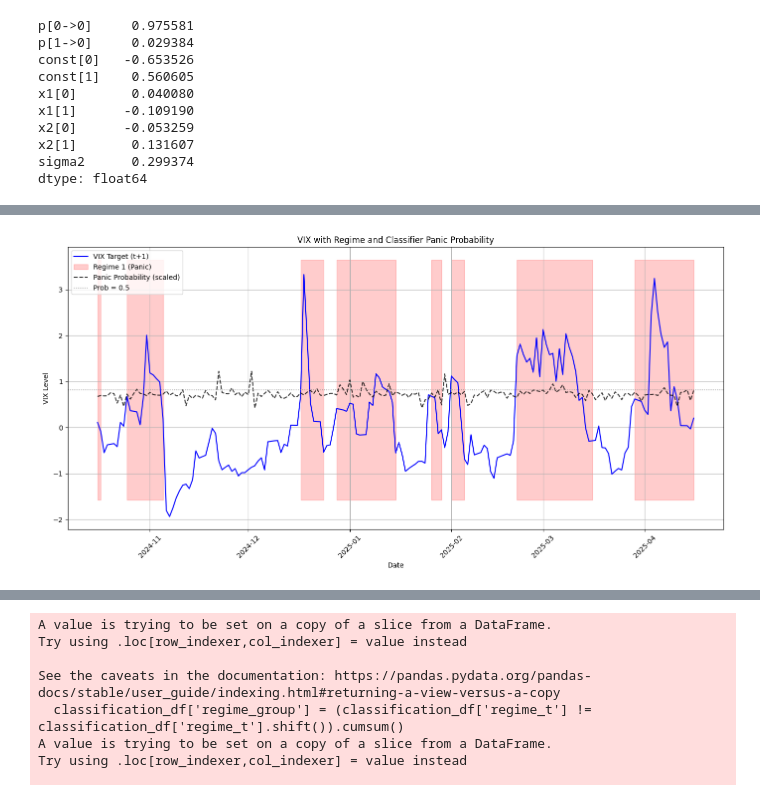
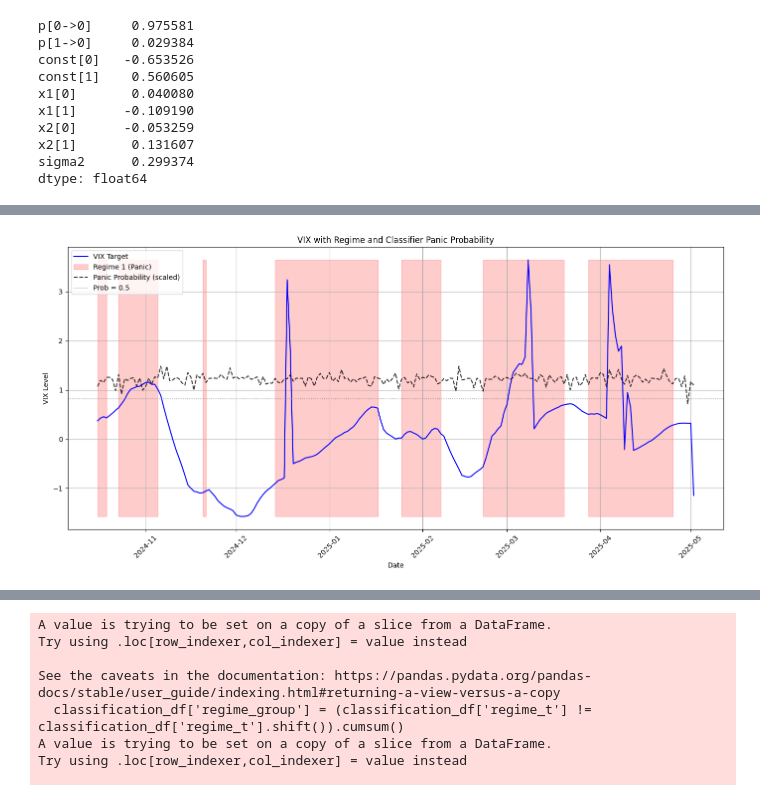
Before and after one commit to DylanSuniaga/VIXNLP, a Jupyter notebook: finnhub_news/macro_analysis.ipynb, the cells around one changed output, grey strips where cells are left out. Saved outputs shown, nothing was run; the diff lists cells and outputs as text; code cells hidden in the pictures.

```diff
--- a/finnhub_news/macro_analysis.ipynb
+++ b/finnhub_news/macro_analysis.ipynb
@@ -263,0 +258,38 @@ plt.show()
+# %%
+import matplotlib.pyplot as plt
+import matplotlib.patches as mpatches
+
+plt.figure(figsize=(15, 6))
+plt.plot(df_model.index, df_model['vix_ewm_zscore'], label='VIX_t (Z-Score)', color='black')
+
+# Efficient binary shading
+start_idx = None
+current_regime = None
+
+for i in range(len(df_model)):
+    regime = df_model['regime_t'].iloc[i]
+
+    if regime != current_regime:
+        if current_regime is not None:
+            # Draw previous span
+            plt.axvspan(df_model.index[start_idx], df_model.index[i - 1],
+                        color='red' if current_regime == 1 else 'blue', alpha=0.3)
+        # Start new span
+        start_idx = i
+        current_regime = regime
+
+# Draw last span
+if current_regime is not None:
+    plt.axvspan(df_model.index[start_idx], df_model.index[-1],
+                color='red' if current_regime == 1 else 'blue', alpha=0.3)
+
+# Legend and labels
+panic_patch = mpatches.Patch(color='red', alpha=0.3, label='Panic')
+calm_patch = mpatches.Patch(color='blue', alpha=0.3, label='Calm')
+plt.legend(handles=[panic_patch, calm_patch, plt.Line2D([], [], color='black', label='VIX Z-Score')])
+
+plt.title('VIX EWM Z-Score with Binary Regime Overlay (Panic vs Calm)')
+plt.xlabel('Date')
+plt.ylabel('VIX Z-Score')
+plt.tight_layout()
+plt.show()
@@ -1462,6 +1549,7 @@ x2[1]       0.131607
 sigma2      0.299374
 dtype: float64
 # %%
+per_markov_test = 0.01
 # 1. After fitting on training set
 train_params = results.params
 k=2
@@ -1481,12 +1569,12 @@ model_test = MarkovRegression(
 results_test = model_test.filter(train_params)
 
 # 5. Extract real-time regime (filtered) — sensitive threshold
-if k ==3:
+if k == 3:
     test_df['regime_t_raw'] = results_test.filtered_marginal_probabilities.idxmax(axis=1)
     test_df['regime_t'] = test_df['regime_t_raw'].apply(lambda r: 1 if r in [2] else 0) #[1,2]
 else:
     test_df['regime_t_raw'] = results_test.filtered_marginal_probabilities[1]
-    test_df['regime_t'] = test_df['regime_t_raw'].apply(lambda p: 1 if p >= percentile_markov else 0)
+    test_df['regime_t'] = test_df['regime_t_raw'].apply(lambda p: 1 if p >= per_markov_test else 0)
 
 # 6. Predict probability of panic regime tomorrow using classifier (NO regime_t)
 test_df['panic_prob_t+1'] = clf.predict_proba(X_test)[:, 1]
@@ -1536,37 +1624,37 @@ import matplotlib.pyplot as plt
 plt.figure(figsize=(14, 7))
 
 # 1. Plot VIX
-plt.plot(test_df.index, test_df["vix_ewm_zscore"], label="VIX Target (t+1)", color="blue")
+plt.plot(test_df.index, test_df["vix_ewm_zscore_flat"], label="VIX Target", color="blue")
 
 # 2. Shade areas where regime is 1 (panic)
 plt.fill_between(
     test_df.index,
     test_df["vix_ewm_zscore_flat"].min(),
     test_df["vix_ewm_zscore_flat"].max(),
     where=test_df["regime_t"] == 1,
     color="red",
     alpha=0.2,
     label="Regime 1 (Panic)"
 )
 
 # 3. Plot panic probability (scaled for visibility)
 scaled_prob = test_df["panic_prob_t+1"] * (test_df["vix_ewm_zscore_flat"].max() - 2)
 plt.plot(test_df.index, scaled_prob, label="Panic Probability (scaled)", color="black", linestyle="--", alpha=0.8)
 
 # Optional: Add threshold line for prob=0.5 scaled to same scale
 plt.axhline(y=0.5 * (test_df["vix_ewm_zscore_flat"].max() - 2), color="gray", linestyle=":", linewidth=1, label="Prob = 0.5")
 
 # Finalize
 plt.title("VIX with Regime and Classifier Panic Probability")
 plt.xlabel("Date")
 plt.ylabel("VIX Level")
 plt.legend(loc="upper left")
 plt.grid(True)
 plt.xticks(rotation=45)
 plt.tight_layout()
 plt.show()
 # %% [output]
-[figure, old version]
+[figure, new version]
 # %%
 import matplotlib.pyplot as plt
 
```
Also changed, not shown: parts of 97 cells of this notebook, 1 other file.
